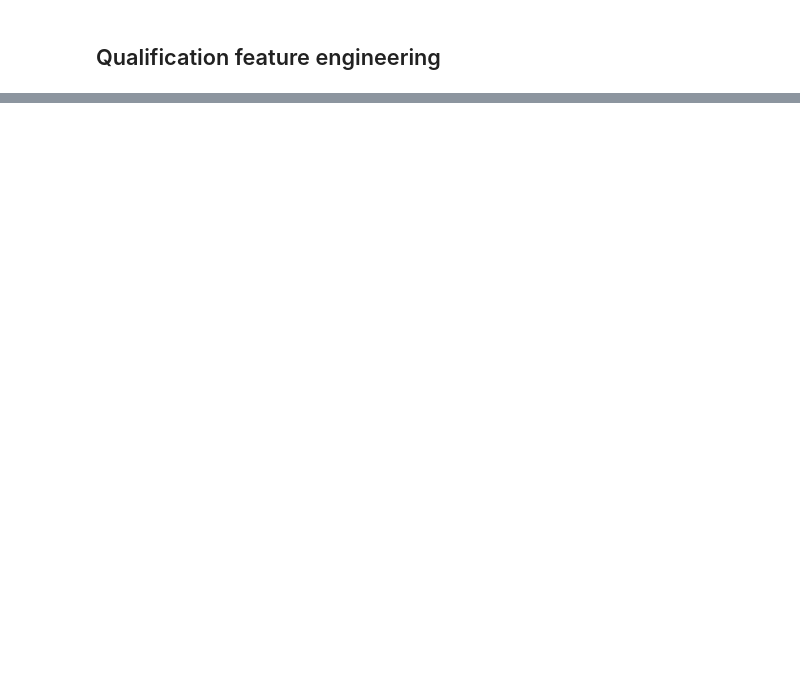
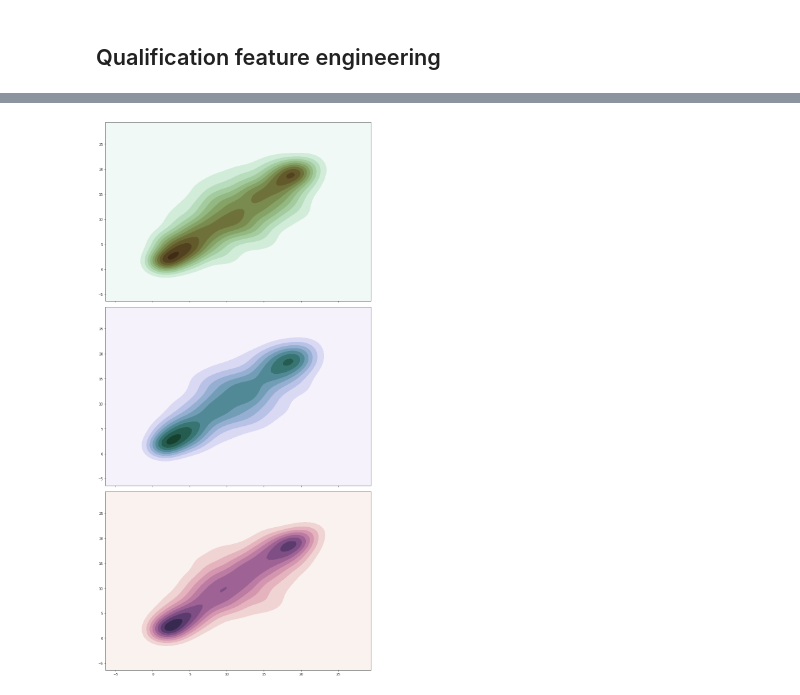
Before and after one commit to ruzarx/MLPr, a Jupyter notebook: F1/F1_basic.ipynb, the cells around one changed output, grey strips where cells are left out. Saved outputs shown, nothing was run; the diff lists cells and outputs as text; code cells hidden in the pictures; blank space fills up the shorter version.

```diff
--- a/F1/F1_basic.ipynb
+++ b/F1/F1_basic.ipynb
@@ -394,0 +883,17 @@ for s in seasons:
+# %%
+f, axes = plt.subplots(3, 1, figsize=(12, 24), sharex=True)
+
+x = data['Q_pos'].values
+y1 = data['P1_pos'].values
+y2 = data['P2_pos'].values
+y3 = data['P3_pos'].values
+
+for ax, s, y in zip(axes.flat, np.linspace(1, 22, 23), [y1, y2, y3]):
+
+    cmap = sns.cubehelix_palette(start=s, light=1, as_cmap=True)
+
+    sns.kdeplot(x, y, cmap=cmap, shade=True, cut=5, ax=ax)
+
+f.tight_layout()
+# %% [output]
+[figure, added]
```
Also changed, not shown: parts of 36 cells of this notebook.
